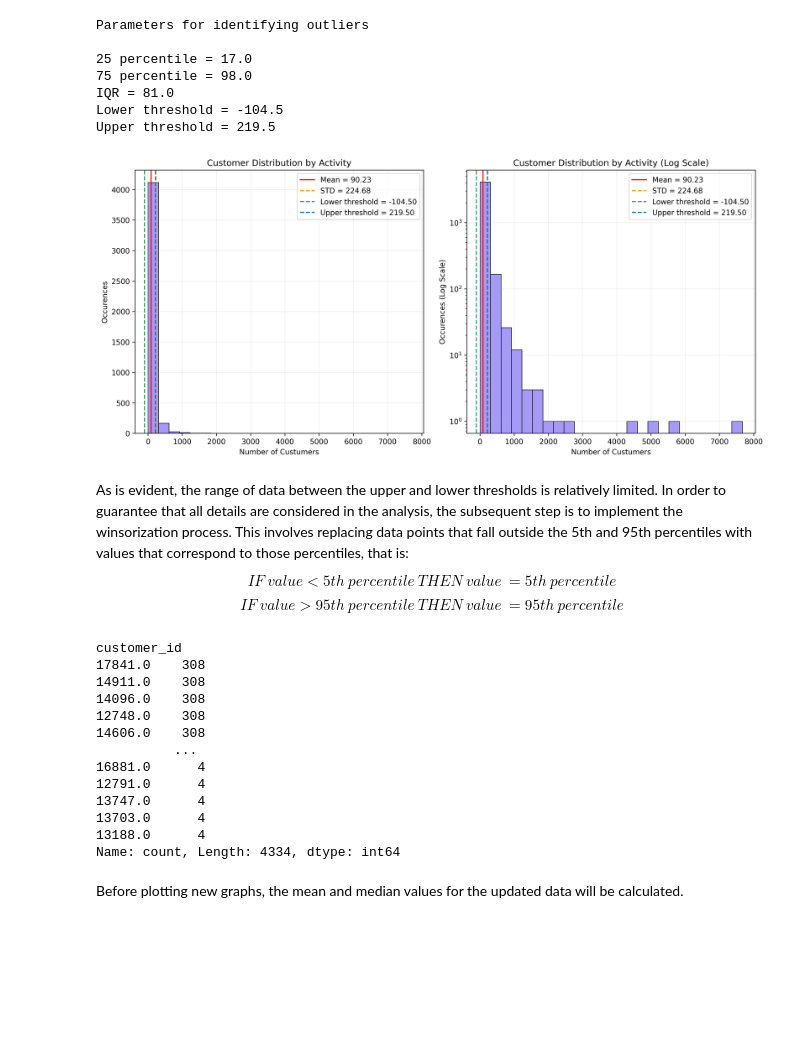
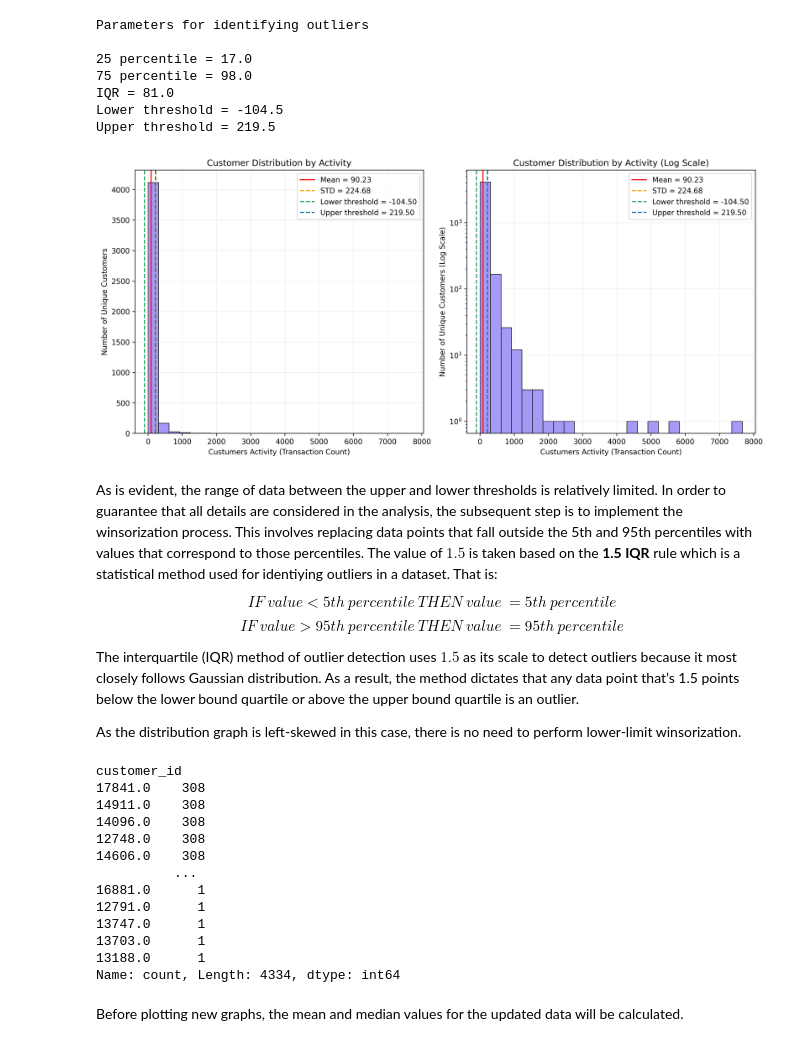
Before and after one commit to RV01011001/project_1-customer-segmentation, a Jupyter notebook: notebooks/03_exploratory_data_analysis.ipynb, the cells around one changed output. Cells and saved outputs as stored; diff of their text form; code cells hidden in the pictures; blank space fills up the shorter version.

Commit message:
Working on stage 3 -Exploratory Data Analysis

```diff
--- a/notebooks/03_exploratory_data_analysis.ipynb
+++ b/notebooks/03_exploratory_data_analysis.ipynb
@@ -197,48 +197,52 @@ Upper threshold = 219.5
 fig, (ax1, ax2) = plt.subplots(1, 2, figsize = (13, 6), dpi = 300)
 
 #============ Plot 1 ==========
 sns.histplot(custumer_counts, bins = 25, ax = ax1, color = '#8978f5', edgecolor = 'black', linewidth = 0.7)
 ax1.axvline(customer_mean, color = 'red', label = f'Mean = {customer_mean:.2f}')
 ax1.axvline(customer_std, color = 'orange', ls = '--', label = f'STD = {customer_std:.2f}')
 ax1.axvline(customer_lower_threshold, color = '#1ea659', ls = '--', label = f'Lower threshold = {customer_lower_threshold:.2f}')
 ax1.axvline(customer_upper_threshold, color = '#0d6e9e', ls = '--', label = f'Upper threshold = {customer_upper_threshold:.2f}')
 
 ax1.set_title('Customer Distribution by Activity')
-ax1.set_xlabel('Number of Custumers')
-ax1.set_ylabel('Occurences')
+ax1.set_xlabel('Custumers Activity (Transaction Count)')
+ax1.set_ylabel('Number of Unique Customers')
 ax1.legend()
 ax1.grid(alpha = 0.2)
 
 #============ Plot 2 ==========
 sns.histplot(custumer_counts, bins = 25, ax = ax2, color = '#8978f5', edgecolor = 'black', linewidth = 0.7)
 ax2.axvline(customer_mean, color = 'red', label = f'Mean = {customer_mean:.2f}')
 ax2.axvline(customer_std, color = 'orange', ls = '--', label = f'STD = {customer_std:.2f}')
 ax2.axvline(customer_lower_threshold, color = '#1ea659', ls = '--', label = f'Lower threshold = {customer_lower_threshold:.2f}')
 ax2.axvline(customer_upper_threshold, color = '#0d6e9e', ls = '--', label = f'Upper threshold = {customer_upper_threshold:.2f}')
 
 ax2.set_yscale('log')
 
 ax2.set_title('Customer Distribution by Activity (Log Scale)')
-ax2.set_xlabel('Number of Custumers')
-ax2.set_ylabel('Occurences (Log Scale)')
+ax2.set_xlabel('Custumers Activity (Transaction Count)')
+ax2.set_ylabel('Number of Unique Customers (Log Scale)')
 ax2.legend()
 ax2.grid(alpha = 0.2)
 
 
 plt.tight_layout() # Prevents labels from overlapping
 plt.show()
 # %% [output]
-[figure, old version]
+[figure, new version]
 # %% [markdown]
-As is evident, the range of data between the upper and lower thresholds is relatively limited. In order to guarantee that all details are considered in the analysis, the subsequent step is to implement the winsorization process. This involves replacing data points that fall outside the 5th and 95th percentiles with values that correspond to those percentiles, that is:
+As is evident, the range of data between the upper and lower thresholds is relatively limited. In order to guarantee that all details are considered in the analysis, the subsequent step is to implement the winsorization process. This involves replacing data points that fall outside the 5th and 95th percentiles with values that correspond to those percentiles. The value of $1.5$ is taken based on the **1.5 IQR** rule which is a statistical method used for identiying outliers in a dataset.
+That is:
 
 $$ IF\ value < 5th\ percentile\ THEN\ value\ = 5th\ percentile$$
 $$ IF\ value > 95th\ percentile\ THEN\ value\ = 95th\ percentile$$
+
+The interquartile (IQR) method of outlier detection uses $1.5$ as its scale to detect outliers because it most closely follows Gaussian distribution. As a result, the method dictates that any data point that’s 1.5 points below the lower bound quartile or above the upper bound quartile is an outlier.
+
+As the distribution graph is left-skewed in this case, there is no need to perform lower-limit winsorization.
 # %%
-lower_limit = np.percentile(custumer_counts, 5)
 upper_limit = np.percentile(custumer_counts, 95)
 
-custumer_counts_winsored = custumer_counts.clip(lower = lower_limit, upper = upper_limit)
+custumer_counts_winsored = custumer_counts.clip(upper = upper_limit)
 
 custumer_counts_winsored
 # %% [output]
@@ -249,11 +253,11 @@ customer_id
 12748.0    308
 14606.0    308
           ...
-16881.0      4
-12791.0      4
-13747.0      4
-13703.0      4
-13188.0      4
+16881.0      1
+12791.0      1
+13747.0      1
+13703.0      1
+13188.0      1
 Name: count, Length: 4334, dtype: int64
 # %% [markdown]
 Before plotting new graphs, the mean and median values for the updated data will be calculated.
```
Also changed, not shown: parts of 17 cells of this notebook, 2 other files.
